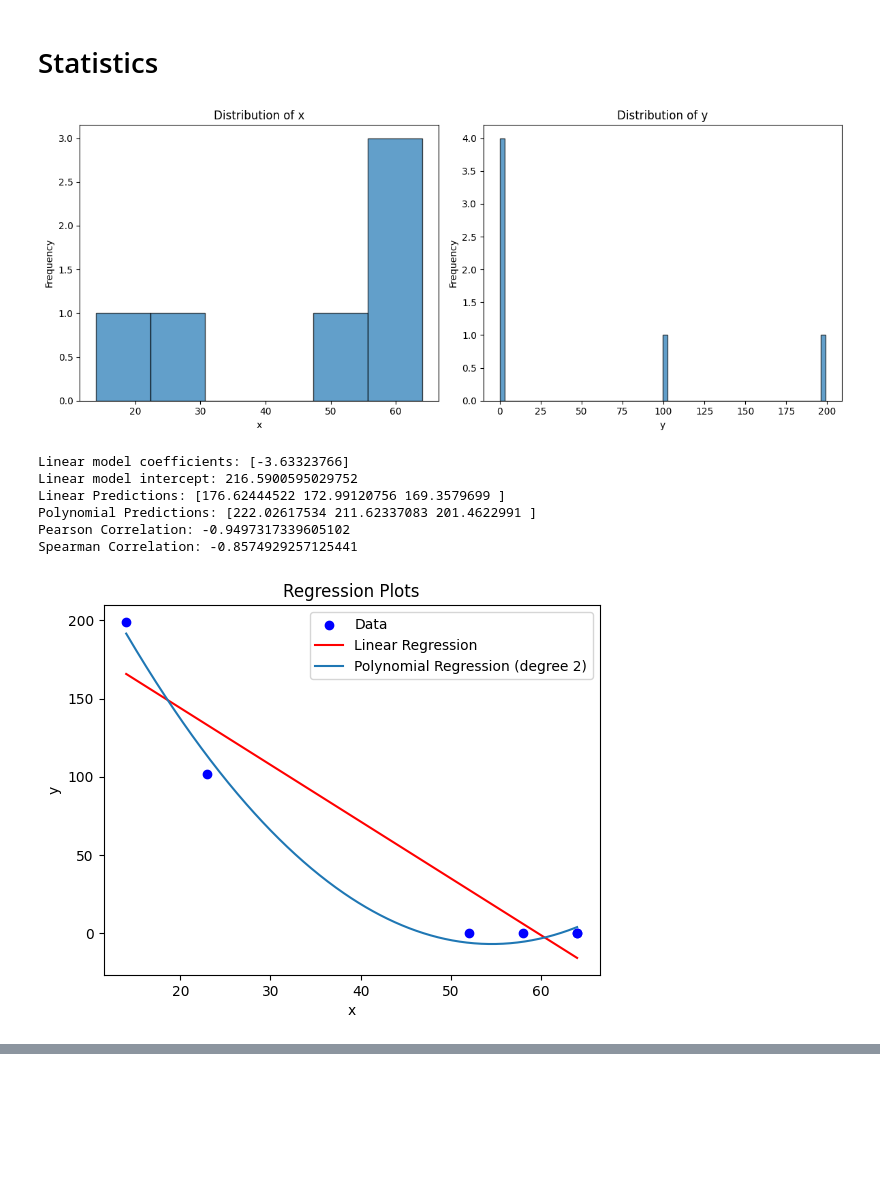
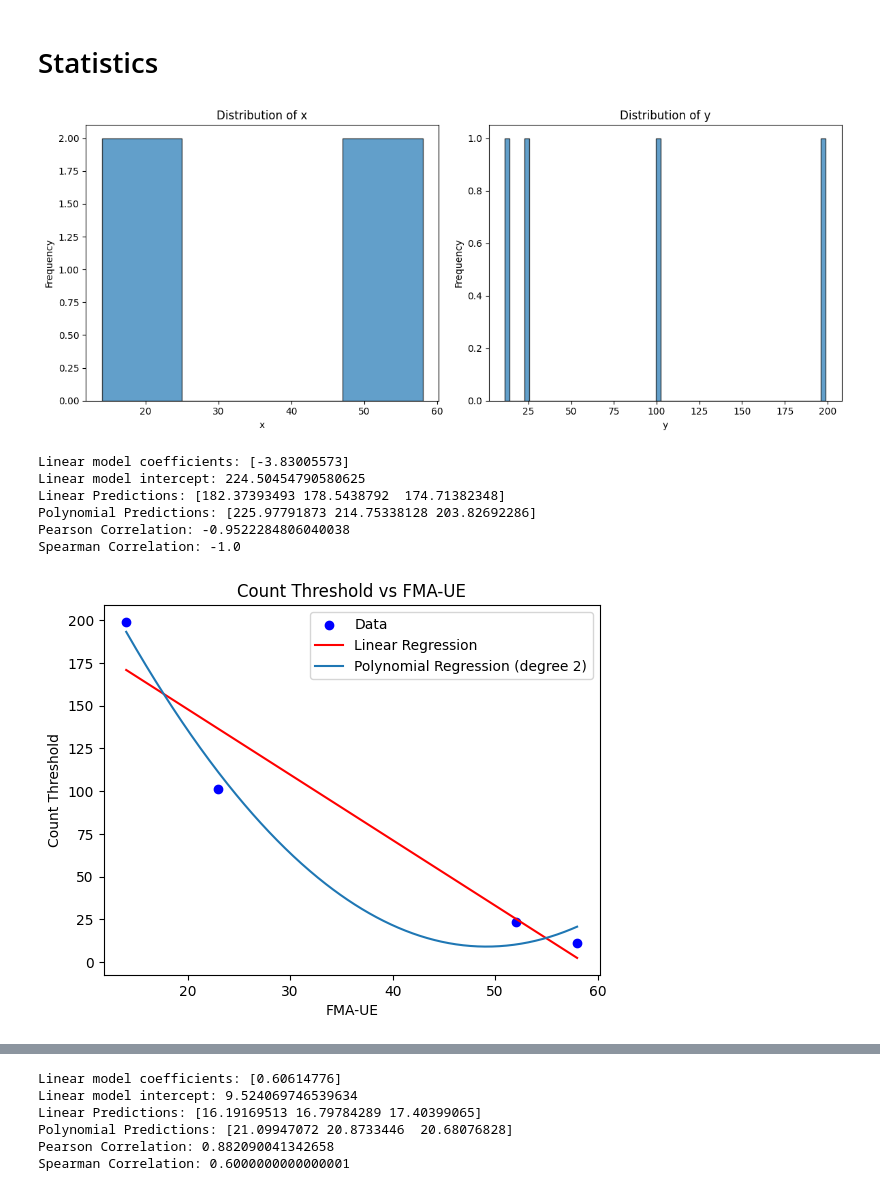
Before and after one commit to gloorli/ul-movement-tracking, a Jupyter notebook: src/statistics.ipynb, the cells around one changed output, grey strips where cells are left out. Cells and saved outputs as stored; diff of their text form; code cells hidden in the pictures; blank space fills up the shorter version.

Commit message:
feat: function to create regression model and plot the results

```diff
--- a/src/statistics.ipynb
+++ b/src/statistics.ipynb
@@ -3,50 +3,23 @@
 # %%
 from functions.statistics import *
 # %%
-#TODO
-ARAT = np.array([4, 4, 57, 50, 56, 44])
-FMA_UE = np.array([14, 23, 64, 58, 64, 52])
-COUNT_THRESHOLD = np.array([199.0, 101.4, 0.0, 0.0, 0.0, 0.0])
-PITCH_THRESHOLD = np.array([23.8, 15.2, 0.0, 0.0, 0.0, 0.0])
+#TODO #values for impaired arm
+PATIENT_ID = np.array(['S001', 'S008', 'S009', 'S016']) #np.array(['S001', 'S008', 'S012', 'S009', 'S014', 'S016', 'S015'])
+ARAT = np.array([4, 4, 50, 44]) #np.array([4, 4, 57, 50, 56, 44, 34])
+FMA_UE = np.array([14, 23, 58, 52]) #np.array([14, 23, 64, 58, 64, 52, 47])
+COUNT_THRESHOLD = np.array([199.0, 101.4, 11.2, 23.4])
+PITCH_THRESHOLD = np.array([23.8, 15.2, 41.4, 46.8])
-# %%
-# Create a regression model
-model = RegressionModel(FMA_UE, COUNT_THRESHOLD)
-
-# Check distribution of the data
-model.check_distribution()
-
-# Fit linear regression
-model.fit_linear_regression()
-print("Linear model coefficients:", model.linear_model.coef_)
-print("Linear model intercept:", model.linear_model.intercept_)
-
-# Predict using linear regression
-predicted_linear = model.predict_linear([11, 12, 13])
-print("Linear Predictions:", predicted_linear)
-
-# Fit polynomial regression of degree 2
-model.fit_polynomial_regression(2)
-
-# Predict using polynomial regression
-predicted_poly = model.predict_polynomial([11, 12, 13], 2)
-print("Polynomial Predictions:", predicted_poly)
-
-# Calculate Pearson correlation
-pearson_corr = model.pearson_correlation()
-print("Pearson Correlation:", pearson_corr)
-
-# Calculate Spearman correlation
-spearman_corr = model.spearman_correlation()
-print("Spearman Correlation:", spearman_corr)
-
-# Plot regressions
-model.plot_regressions()
-# %% [output]
-[figure, removed]
-Linear model coefficients: [-3.63323766]
-Linear model intercept: 216.5900595029752
-Linear Predictions: [176.62444522 172.99120756 169.3579699 ]
-Polynomial Predictions: [222.02617534 211.62337083 201.4622991 ]
-Pearson Correlation: -0.9497317339605102
-Spearman Correlation: -0.8574929257125441
-[figure, removed]
+# %%
+check_regression(FMA_UE, COUNT_THRESHOLD, x_label='FMA-UE', y_label='Count Threshold', title='Count Threshold vs FMA-UE')
+check_regression(FMA_UE, PITCH_THRESHOLD, x_label='FMA-UE', y_label='Pitch Threshold', title='Pitch Threshold vs FMA-UE')
+check_regression(ARAT, COUNT_THRESHOLD, x_label='ARAT', y_label='Count Threshold', title='Count Threshold vs ARAT')
+check_regression(ARAT, PITCH_THRESHOLD, x_label='ARAT', y_label='Pitch Threshold', title='Pitch Threshold vs ARAT')
+# %% [output]
+[figure, added]
+Linear model coefficients: [-3.83005573]
+Linear model intercept: 224.50454790580625
+Linear Predictions: [182.37393493 178.5438792  174.71382348]
+Polynomial Predictions: [225.97791873 214.75338128 203.82692286]
+Pearson Correlation: -0.9522284806040038
+Spearman Correlation: -1.0
+[figure, added]
@@ -52,0 +27,6 @@ Spearman Correlation: -0.8574929257125441
+Linear model coefficients: [0.60614776]
+Linear model intercept: 9.524069746539634
+Linear Predictions: [16.19169513 16.79784289 17.40399065]
+Polynomial Predictions: [21.09947072 20.8733446  20.68076828]
+Pearson Correlation: 0.882090041342658
+Spearman Correlation: 0.6000000000000001
```
Also changed, not shown: parts of 1 cell of this notebook, 1 other file.
